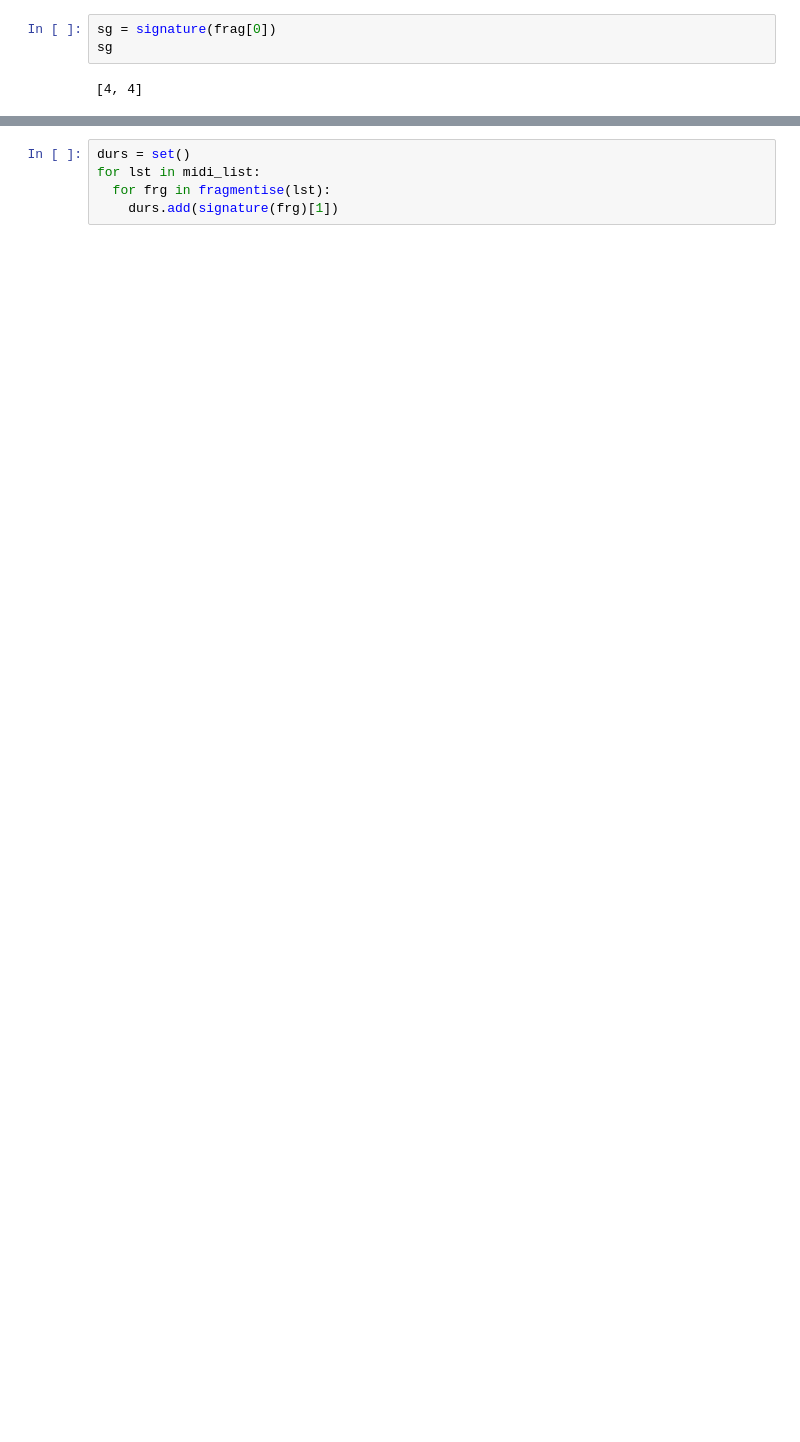
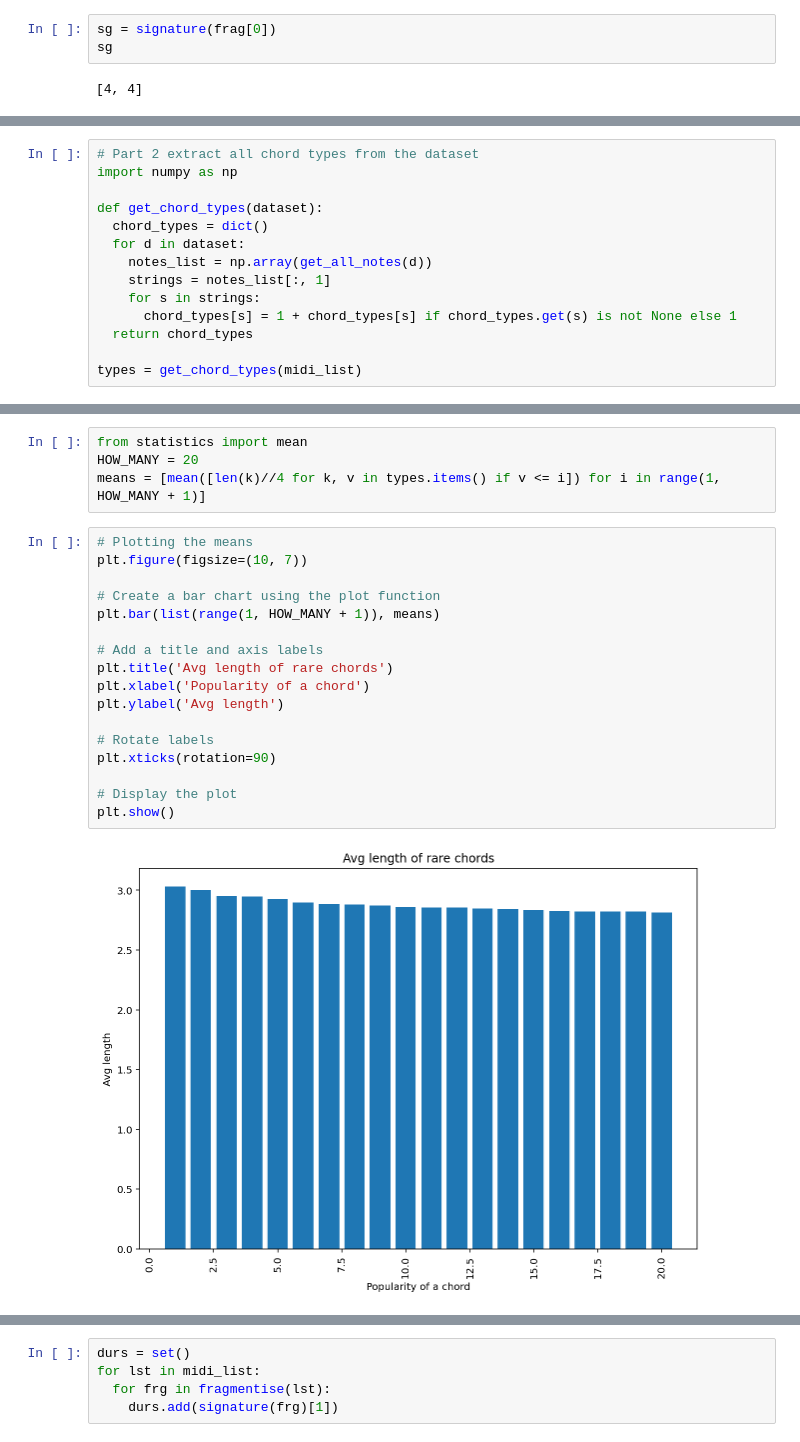
Before and after one commit to WuzI38/Jupyter, a Jupyter notebook: MidiGen.ipynb, the cells around one changed output, grey strips where cells are left out. Cells and saved outputs as stored; diff of their text form; blank space fills up the shorter version.

```diff
--- a/MidiGen.ipynb
+++ b/MidiGen.ipynb
@@ -89,0 +111,14 @@ def part_formatter(midi_part):
+# %%
+# Part 2 extract all chord types from the dataset
+import numpy as np
+
+def get_chord_types(dataset):
+  chord_types = dict()
+  for d in dataset:
+    notes_list = np.array(get_all_notes(d))
+    strings = notes_list[:, 1]
+    for s in strings:
+      chord_types[s] = 1 + chord_types[s] if chord_types.get(s) is not None else 1
+  return chord_types
+
+types = get_chord_types(midi_list)
@@ -89,0 +163,23 @@ def part_formatter(midi_part):
+# %%
+from statistics import mean
+HOW_MANY = 20
+means = [mean([len(k)//4 for k, v in types.items() if v <= i]) for i in range(1, HOW_MANY + 1)]
+# %%
+# Plotting the means
+plt.figure(figsize=(10, 7))
+
+# Create a bar chart using the plot function
+plt.bar(list(range(1, HOW_MANY + 1)), means)
+
+# Add a title and axis labels
+plt.title('Avg length of rare chords')
+plt.xlabel('Popularity of a chord')
+plt.ylabel('Avg length')
+
+# Rotate labels
+plt.xticks(rotation=90)
+
+# Display the plot
+plt.show()
+# %% [output]
+[figure, added]
```
Also changed, not shown: parts of 15 cells of this notebook.
